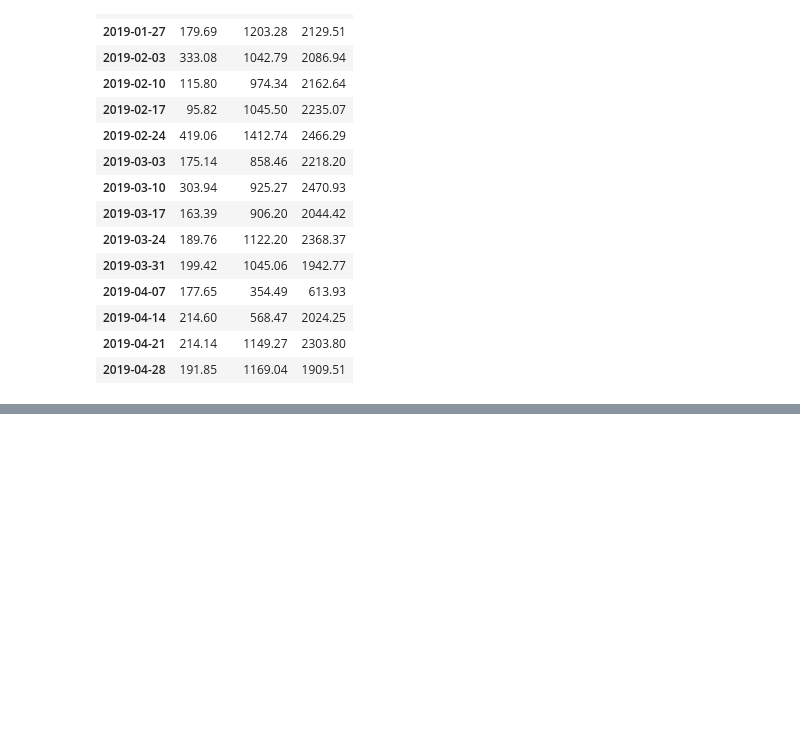
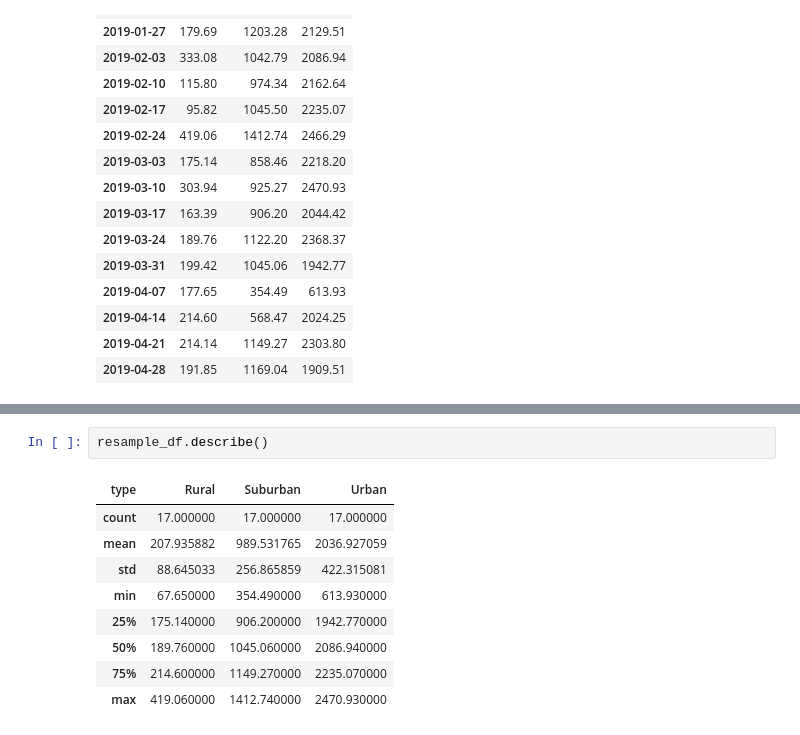
Before and after one commit to davidmcbee/PyBer_Analysis_Challenge, a Jupyter notebook: PyBer_Challenge.ipynb, the cells around one changed output, grey strips where cells are left out. Cells and saved outputs as stored; diff of their text form; blank space fills up the shorter version.

```diff
--- a/PyBer_Challenge.ipynb
+++ b/PyBer_Challenge.ipynb
@@ -279,0 +293,12 @@ style.use('fivethirtyeight')
+# %%
+resample_df.describe()
+# %% [output]
+| type | Rural | Suburban | Urban |
+| count | 17.000000 | 17.000000 | 17.000000 |
+| mean | 207.935882 | 989.531765 | 2036.927059 |
+| std | 88.645033 | 256.865859 | 422.315081 |
+| min | 67.650000 | 354.490000 | 613.930000 |
+| 25% | 175.140000 | 906.200000 | 1942.770000 |
+| 50% | 189.760000 | 1045.060000 | 2086.940000 |
+| 75% | 214.600000 | 1149.270000 | 2235.070000 |
+| max | 419.060000 | 1412.740000 | 2470.930000 |
```
Also changed, not shown: parts of 2 cells of this notebook, 3 other files.
